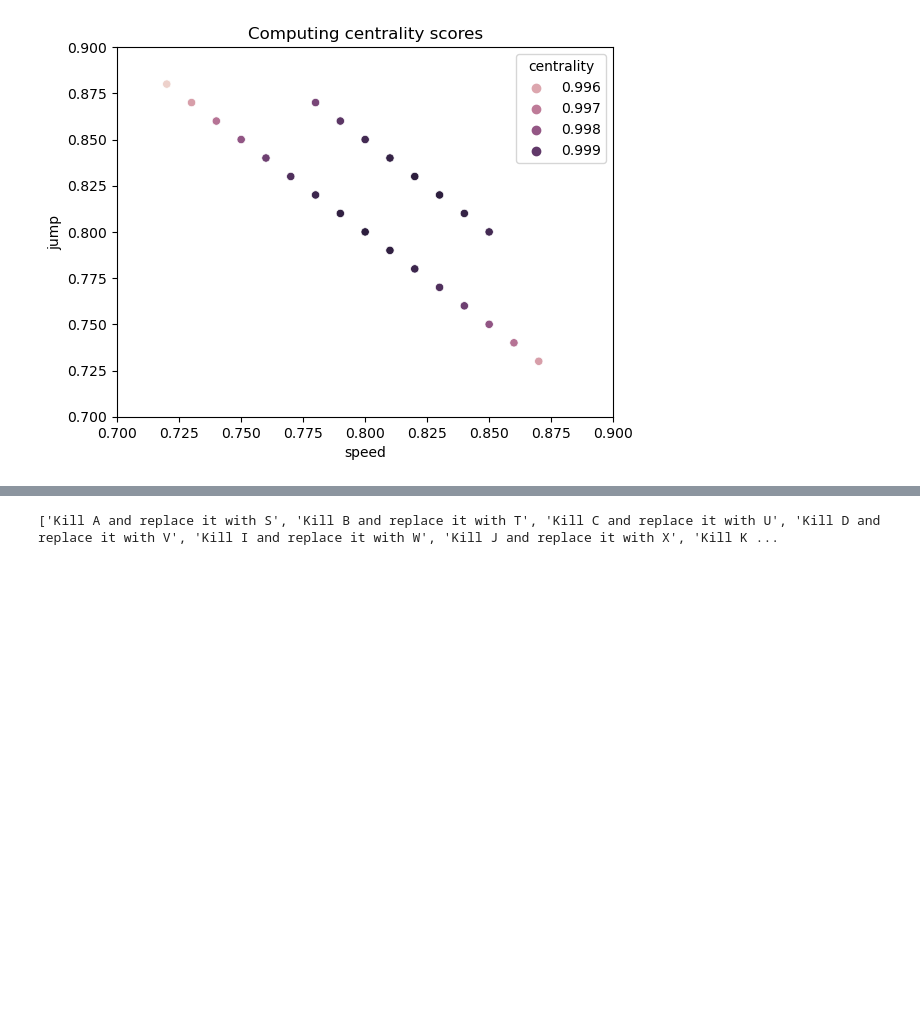
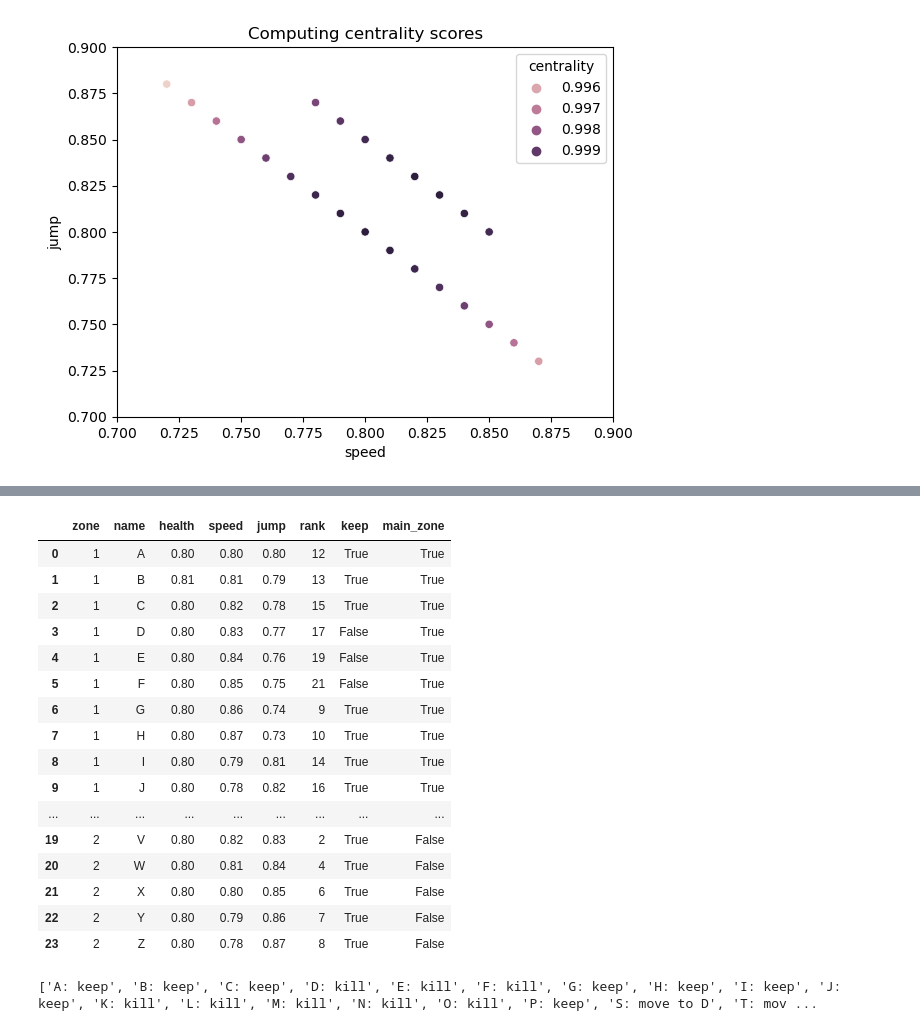
Before and after one commit to nicolas-bolle/horsin-around, a Jupyter notebook: notebooks/demos.ipynb, the cells around one changed output, grey strips where cells are left out. Drawn from its saved outputs; the diff is of its cells as text; code cells hidden in the pictures; blank space fills up the shorter version.

Commit message:
refresh merge instructions approach

```diff
--- a/notebooks/demos.ipynb
+++ b/notebooks/demos.ipynb
@@ -124,10 +124,32 @@ plt.show()
+# %%
+df
+# %% [output]
+|  | zone | name | health | speed | jump | rank | keep | main_zone |
+| 0 | 1 | A | 0.80 | 0.80 | 0.80 | 12 | True | True |
+| 1 | 1 | B | 0.81 | 0.81 | 0.79 | 13 | True | True |
+| 2 | 1 | C | 0.80 | 0.82 | 0.78 | 15 | True | True |
+| 3 | 1 | D | 0.80 | 0.83 | 0.77 | 17 | False | True |
+| 4 | 1 | E | 0.80 | 0.84 | 0.76 | 19 | False | True |
+| 5 | 1 | F | 0.80 | 0.85 | 0.75 | 21 | False | True |
+| 6 | 1 | G | 0.80 | 0.86 | 0.74 | 9 | True | True |
+| 7 | 1 | H | 0.80 | 0.87 | 0.73 | 10 | True | True |
+| 8 | 1 | I | 0.80 | 0.79 | 0.81 | 14 | True | True |
+| 9 | 1 | J | 0.80 | 0.78 | 0.82 | 16 | True | True |
+| ... | ... | ... | ... | ... | ... | ... | ... | ... |
+| 19 | 2 | V | 0.80 | 0.82 | 0.83 | 2 | True | False |
+| 20 | 2 | W | 0.80 | 0.81 | 0.84 | 4 | True | False |
+| 21 | 2 | X | 0.80 | 0.80 | 0.85 | 6 | True | False |
+| 22 | 2 | Y | 0.80 | 0.79 | 0.86 | 7 | True | False |
+| 23 | 2 | Z | 0.80 | 0.78 | 0.87 | 8 | True | False |
 # %%
 # generating merge instructions
 df['rank'] = get_ranks(df[['speed', 'jump']], df[['health']])
-s = propose_merge(df['name'], df['rank'], df['zone'])
+df['keep'] = df['rank'] <= 16
+df['main_zone'] = df['zone'] == 1
+s = propose_merge(df['name'], df['keep'], df['main_zone'])
 print(s)
 # %% [output]
-['Kill A and replace it with S', 'Kill B and replace it with T', 'Kill C and replace it with U', 'Kill D and replace it with V', 'Kill I and replace it with W', 'Kill J and replace it with X', 'Kill K ...
+['A: keep', 'B: keep', 'C: keep', 'D: kill', 'E: kill', 'F: kill', 'G: keep', 'H: keep', 'I: keep', 'J: keep', 'K: kill', 'L: kill', 'M: kill', 'N: kill', 'O: kill', 'P: keep', 'S: move to D', 'T: mov ...
 # %%
 # generating reorg instructions
 df1['rank'] = get_ranks(df1[['speed', 'jump']], df1[['health']])
```
Also changed, not shown: parts of 3 cells of this notebook, 3 other files.
